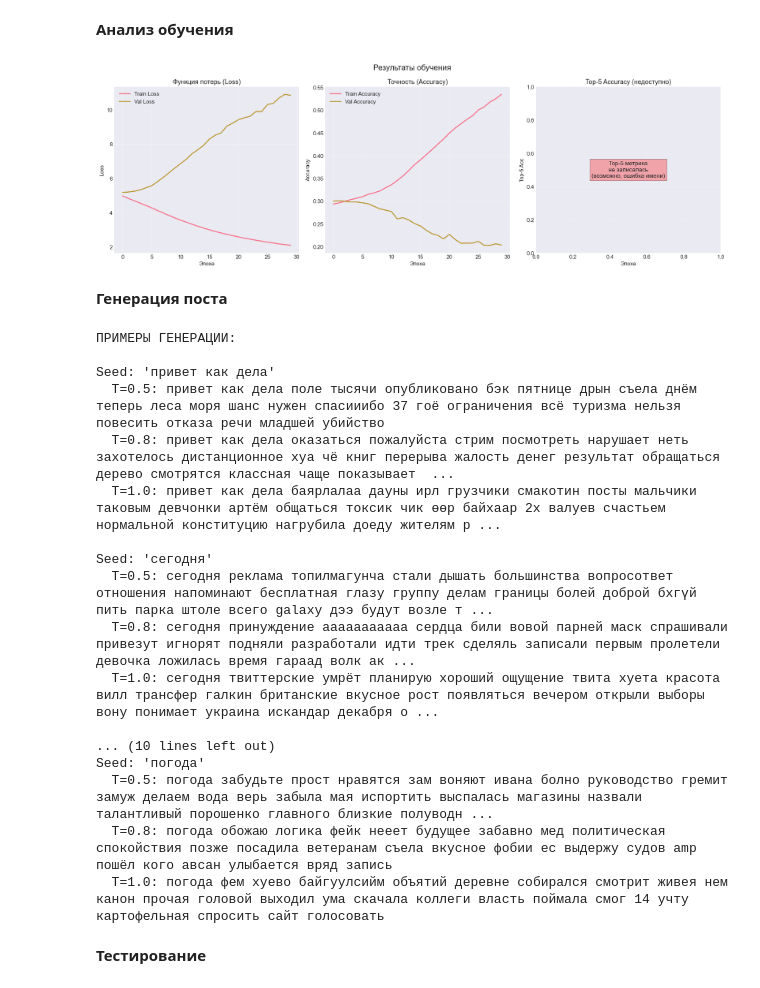
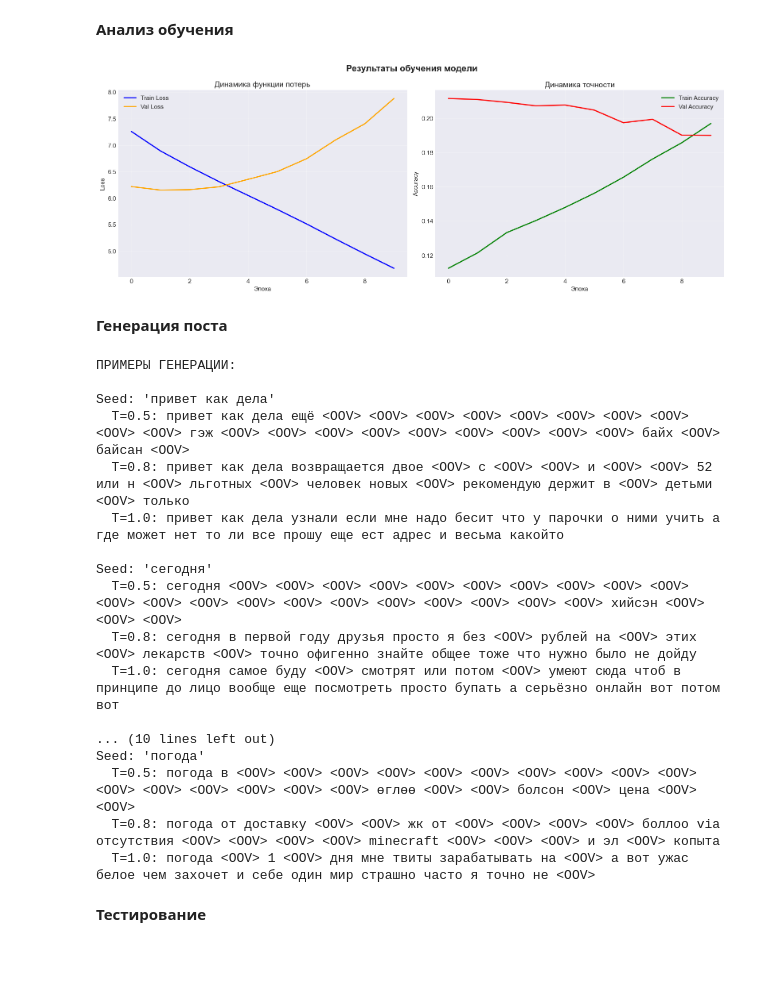
Before and after one commit to Slavik993/Practica_Golovasticov_social_media_post_generation, a Jupyter notebook: Golovastikov.ipynb, the cells around one changed output. Saved outputs shown, nothing was run; the diff lists cells and outputs as text; code cells hidden in the pictures; blank space fills up the shorter version.

```diff
--- a/Golovastikov.ipynb
+++ b/Golovastikov.ipynb
@@ -155,10 +157,10 @@ plt.show()
 # %%
 def clean_text(text):
     text = text.lower()
-    text = re.sub(r'http\S+|www\S+', '', text)      # Удаляем ссылки
-    text = re.sub(r'@\w+', '', text)                # Удаляем упоминания (опционально)
-    text = re.sub(r'#\w+', '', text)                # Удаляем хештеги (опционально)
-    text = re.sub(r'[^\w\s\u0400-\u04FF]', '', text)  # Оставляем только буквы и пробелы
+    text = re.sub(r'http\S+|www\S+', '', text)
+    text = re.sub(r'@\w+', '@user', text)  # Замена вместо удаления
+    text = re.sub(r'#(\w+)', r'\1', text)  # Убираем # но оставляем слово
+    text = re.sub(r'[^\w\s\u0400-\u04FF]', ' ', text)
     text = re.sub(r'\s+', ' ', text).strip()
     return text
 
@@ -178,12 +180,12 @@ print(f"ПОСЛЕ: {texts_cleaned[sample_idx] if sample_idx < len(texts_cleaned
 # %% [markdown]
 **ТОКЕНИЗАЦИЯ (WORD-LEVEL)**
 # %%
-max_vocab = 8000  # Уменьшено для стабильности
+max_vocab = 15000
 tokenizer = Tokenizer(num_words=max_vocab, oov_token='<OOV>')
 tokenizer.fit_on_texts(texts_cleaned)
 
 vocab_size = max_vocab
-max_sequence_len = 20  # Хороший баланс контекста и памяти
+max_sequence_len = 35
 
 print(f"Размер словаря: {vocab_size}")
 print(f"Макс. длина последовательности: {max_sequence_len}")
@@ -270,7 +272,7 @@ _________________________________________________________________
 history = model.fit(
     X, y,
     batch_size=128,
-    epochs=30,
+    epochs=10,
     validation_split=0.1,
     verbose=1
 )
@@ -295,57 +300,33 @@ Epoch 30/30
 # %% [markdown]
 **Анализ обучения**
 # %%
-fig, axes = plt.subplots(1, 3, figsize=(18, 6))
-fig.suptitle('Результаты обучения', fontsize=16)
 
-# График 1: Loss (всегда есть)
-axes[0].plot(history.history['loss'], label='Train Loss', linewidth=2)
-axes[0].plot(history.history['val_loss'], label='Val Loss', linewidth=2)
-axes[0].set_title('Функция потерь (Loss)')
+fig, axes = plt.subplots(1, 2, figsize=(16, 6))
+fig.suptitle('Результаты обучения модели', fontsize=16, fontweight='bold')
+
+
+axes[0].plot(history.history['loss'], label='Train Loss', linewidth=2, color='blue')
+axes[0].plot(history.history['val_loss'], label='Val Loss', linewidth=2, color='orange')
+axes[0].set_title('Динамика функции потерь', fontsize=14)
 axes[0].set_xlabel('Эпоха')
 axes[0].set_ylabel('Loss')
 axes[0].legend()
 axes[0].grid(True, alpha=0.3)
 
-# График 2: Accuracy (всегда есть)
-axes[1].plot(history.history['accuracy'], label='Train Accuracy', linewidth=2)
-axes[1].plot(history.history['val_accuracy'], label='Val Accuracy', linewidth=2)
-axes[1].set_title('Точность (Accuracy)')
+
+axes[1].plot(history.history['accuracy'], label='Train Accuracy', linewidth=2, color='green')
+axes[1].plot(history.history['val_accuracy'], label='Val Accuracy', linewidth=2, color='red')
+axes[1].set_title('Динамика точности', fontsize=14)
 axes[1].set_xlabel('Эпоха')
 axes[1].set_ylabel('Accuracy')
 axes[1].legend()
 axes[1].grid(True, alpha=0.3)
 
-# График 3: Top-5 Accuracy — с проверкой имени
-top5_key = None
-val_top5_key = None
-for key in history.history.keys():
-    if 'top' in key.lower() and '5' in key and not key.startswith('val_'):
-        top5_key = key
-    if 'top' in key.lower() and '5' in key and key.startswith('val_'):
-        val_top5_key = key
-
-if top5_key and val_top5_key:
-    axes[2].plot(history.history[top5_key], label='Train Top-5', linewidth=2)
-    axes[2].plot(history.history[val_top5_key], label='Val Top-5', linewidth=2)
-    axes[2].set_title('Top-5 Accuracy')
-else:
-    # Если Top-5 не записался — просто покажем дубликат Accuracy или пустой график
-    axes[2].text(0.5, 0.5, 'Top-5 метрика\nне записалась\n(возможно, ошибка имени)',
-                 ha='center', va='center', transform=axes[2].transAxes, fontsize=12,
-                 bbox=dict(facecolor='red', alpha=0.3))
-    axes[2].set_title('Top-5 Accuracy (недоступно)')
-
-axes[2].set_xlabel('Эпоха')
-axes[2].set_ylabel('Top-5 Acc')
-axes[2].legend()
-axes[2].grid(True, alpha=0.3)
-
 plt.tight_layout()
 plt.savefig('results/05_training_curves.png', dpi=300, bbox_inches='tight')
 plt.show()
 # %% [output]
-[figure, old version]
+[figure, new version]
 # %% [markdown]
 **Генерация поста**
 # %%
@@ -388,20 +369,20 @@ for seed in seeds:
 ПРИМЕРЫ ГЕНЕРАЦИИ:
 
 Seed: 'привет как дела'
-  T=0.5: привет как дела поле тысячи опубликовано бэк пятнице дрын съела днём теперь леса моря шанс нужен спасииибо 37 гоё ограничения всë туризма нельзя повесить отказа речи младшей убийство
-  T=0.8: привет как дела оказаться пожалуйста стрим посмотреть нарушает неть захотелось дистанционное хуа чё книг перерыва жалость денег результат обращаться дерево смотрятся классная чаще показывает  ...
-  T=1.0: привет как дела баярлалаа дауны ирл грузчики смакотин посты мальчики таковым девчонки артём общаться токсик чик өөр байхаар 2х валуев счастьем нормальной конституцию нагрубила доеду жителям р ...
+  T=0.5: привет как дела ещё <OOV> <OOV> <OOV> <OOV> <OOV> <OOV> <OOV> <OOV> <OOV> <OOV> гэж <OOV> <OOV> <OOV> <OOV> <OOV> <OOV> <OOV> <OOV> <OOV> байх <OOV> байсан <OOV>
+  T=0.8: привет как дела возвращается двое <OOV> с <OOV> <OOV> и <OOV> <OOV> 52 или н <OOV> льготных <OOV> человек новых <OOV> рекомендую держит в <OOV> детьми <OOV> только
+  T=1.0: привет как дела узнали если мне надо бесит что у парочки о ними учить а где может нет то ли все прошу еще ест адрес и весьма какойто
 
 Seed: 'сегодня'
-  T=0.5: сегодня реклама топилмагунча стали дышать большинства вопросответ отношения напоминают бесплатная глазу группу делам границы болей доброй бхгүй пить парка штоле всего galaxy дээ будут возле т ...
-  T=0.8: сегодня принуждение ааааааааааа сердца били вовой парней маск спрашивали привезут игнорят подняли разработали идти трек сделяль записали первым пролетели девочка ложилась время гараад волк ак ...
-  T=1.0: сегодня твиттерские умрёт планирую хороший ощущение твита хуета красота вилл трансфер галкин британские вкусное рост появляться вечером открыли выборы вону понимает украина искандар декабря о ...
+  T=0.5: сегодня <OOV> <OOV> <OOV> <OOV> <OOV> <OOV> <OOV> <OOV> <OOV> <OOV> <OOV> <OOV> <OOV> <OOV> <OOV> <OOV> <OOV> <OOV> <OOV> <OOV> <OOV> хийсэн <OOV> <OOV> <OOV>
+  T=0.8: сегодня в первой году друзья просто я без <OOV> рублей на <OOV> этих <OOV> лекарств <OOV> точно офигенно знайте общее тоже что нужно было не дойду
+  T=1.0: сегодня самое буду <OOV> смотрят или потом <OOV> умеют сюда чтоб в принципе до лицо вообще еще посмотреть просто бупать а серьёзно онлайн вот потом вот
 
 ... (10 lines left out)
 Seed: 'погода'
-  T=0.5: погода забудьте прост нравятся зам воняют ивана болно руководство гремит замуж делаем вода верь забыла мая испортить выспалась магазины назвали талантливый порошенко главного близкие полуводн ...
-  T=0.8: погода обожаю логика фейк нееет будущее забавно мед политическая спокойствия позже посадила ветеранам съела вкусное фобии ес выдержу судов amp пошёл кого авсан улыбается вряд запись
-  T=1.0: погода фем хуево байгуулсийм объятий деревне собирался смотрит живея нем канон прочая головой выходил ума скачала коллеги власть поймала смог 14 учту картофельная спросить сайт голосовать
+  T=0.5: погода в <OOV> <OOV> <OOV> <OOV> <OOV> <OOV> <OOV> <OOV> <OOV> <OOV> <OOV> <OOV> <OOV> <OOV> <OOV> <OOV> өглөө <OOV> <OOV> болсон <OOV> цена <OOV> <OOV>
+  T=0.8: погода от доставку <OOV> <OOV> жк от <OOV> <OOV> <OOV> <OOV> боллоо via отсутствия <OOV> <OOV> <OOV> <OOV> minecraft <OOV> <OOV> <OOV> и эл <OOV> копыта
+  T=1.0: погода <OOV> 1 <OOV> дня мне твиты зарабатывать на <OOV> а вот ужас белое чем захочет и себе один мир страшно часто я точно не <OOV>
 # %% [markdown]
 **Тестирование**
 # %%
```
Also changed, not shown: parts of 7 cells of this notebook, 4 other files.
